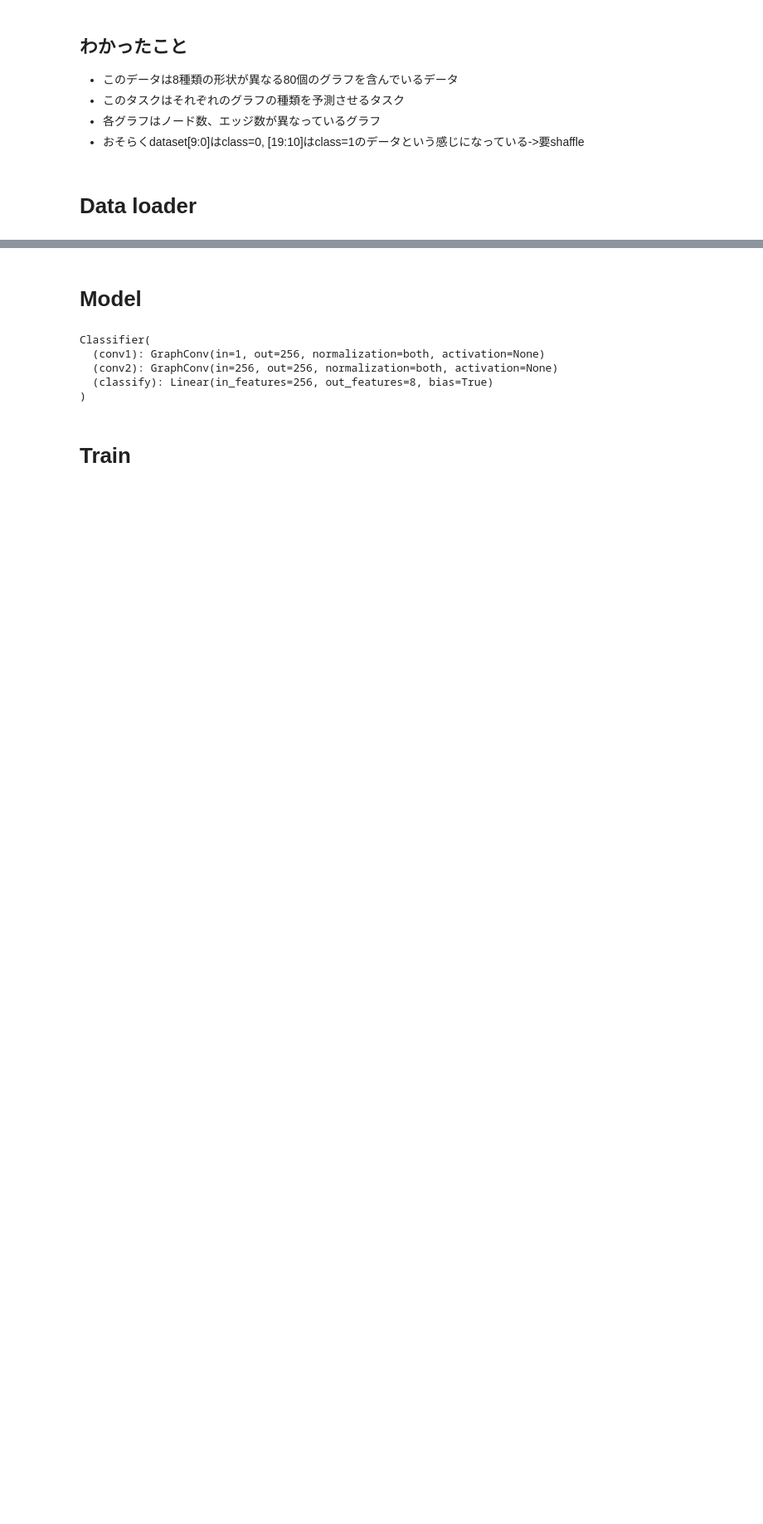
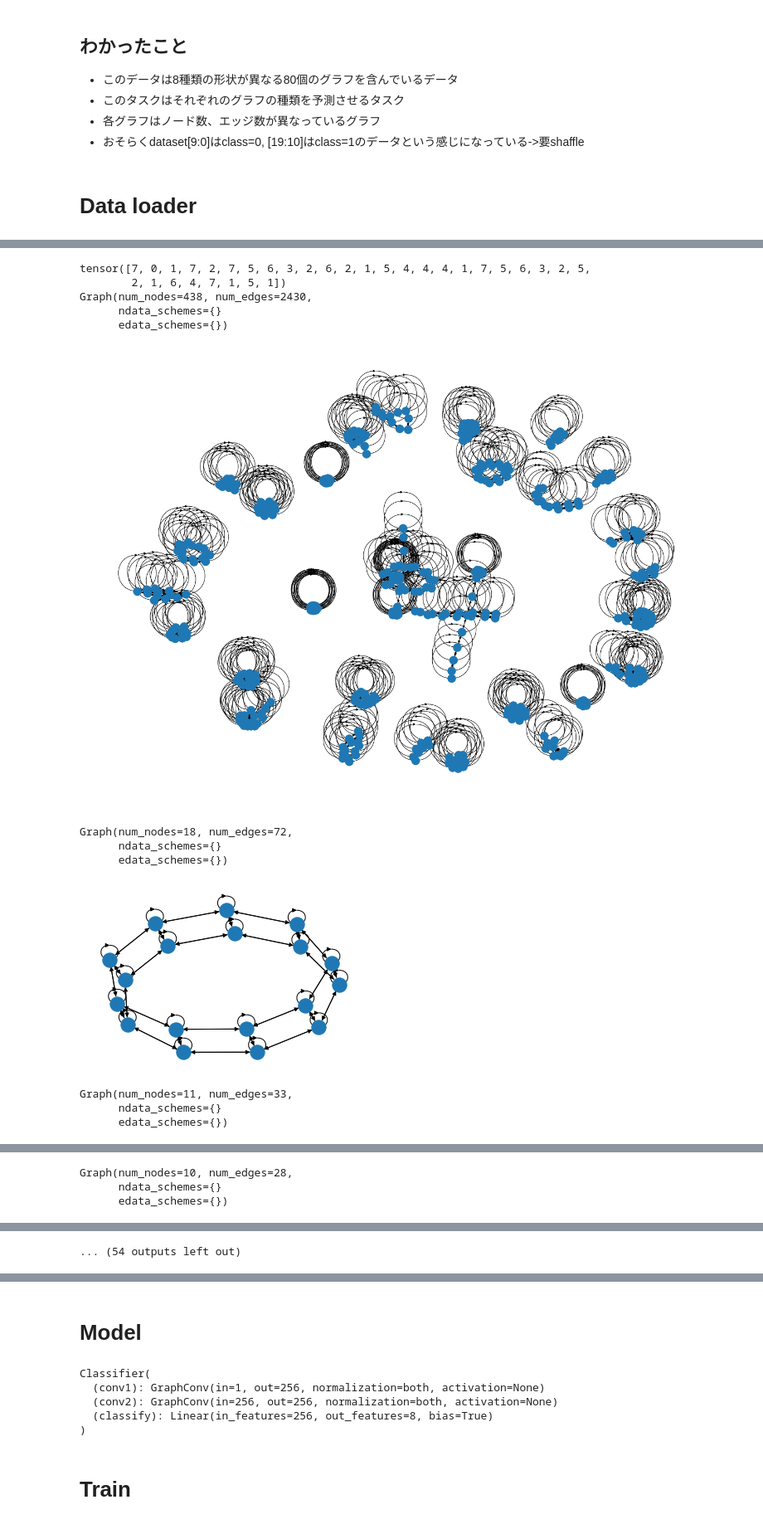
Before and after one commit to MasahitoUWAMICHI/collectiveMotionNN, a Jupyter notebook: ipynbs/dgl-graph-classification-sample.ipynb, the cells around one changed output, grey strips where cells are left out. Shown at 83% size. Drawn from its saved outputs; the diff is of its cells as text; code cells hidden in the pictures; blank space fills up the shorter version.

```diff
--- a/ipynbs/dgl-graph-classification-sample.ipynb
+++ b/ipynbs/dgl-graph-classification-sample.ipynb
@@ -137,0 +135,24 @@ data_loader = GraphDataLoader(trainset, batch_size=32, shuffle=True)
+# %%
+Iter = iter(data_loader)
+
+for i in range(1):
+    bg, label = next(Iter)
+    print(label)
+    plot_graph(bg, [24,18])
+    gg = dgl.unbatch(bg)
+    for g in gg:
+        plot_graph(g)
+# %% [output]
+tensor([7, 0, 1, 7, 2, 7, 5, 6, 3, 2, 6, 2, 1, 5, 4, 4, 4, 1, 7, 5, 6, 3, 2, 5,
+        2, 1, 6, 4, 7, 1, 5, 1])
+Graph(num_nodes=438, num_edges=2430,
+      ndata_schemes={}
+      edata_schemes={})
+[figure, added]
+Graph(num_nodes=18, num_edges=72,
+      ndata_schemes={}
+      edata_schemes={})
+[figure, added]
+Graph(num_nodes=11, num_edges=33,
+      ndata_schemes={}
+      edata_schemes={})
@@ -137,0 +160,3 @@ data_loader = GraphDataLoader(trainset, batch_size=32, shuffle=True)
+Graph(num_nodes=10, num_edges=28,
+      ndata_schemes={}
+      edata_schemes={})
@@ -137,0 +172 @@ data_loader = GraphDataLoader(trainset, batch_size=32, shuffle=True)
+... (54 outputs left out)
```
Also changed, not shown: parts of 17 cells of this notebook, 6 other files.
